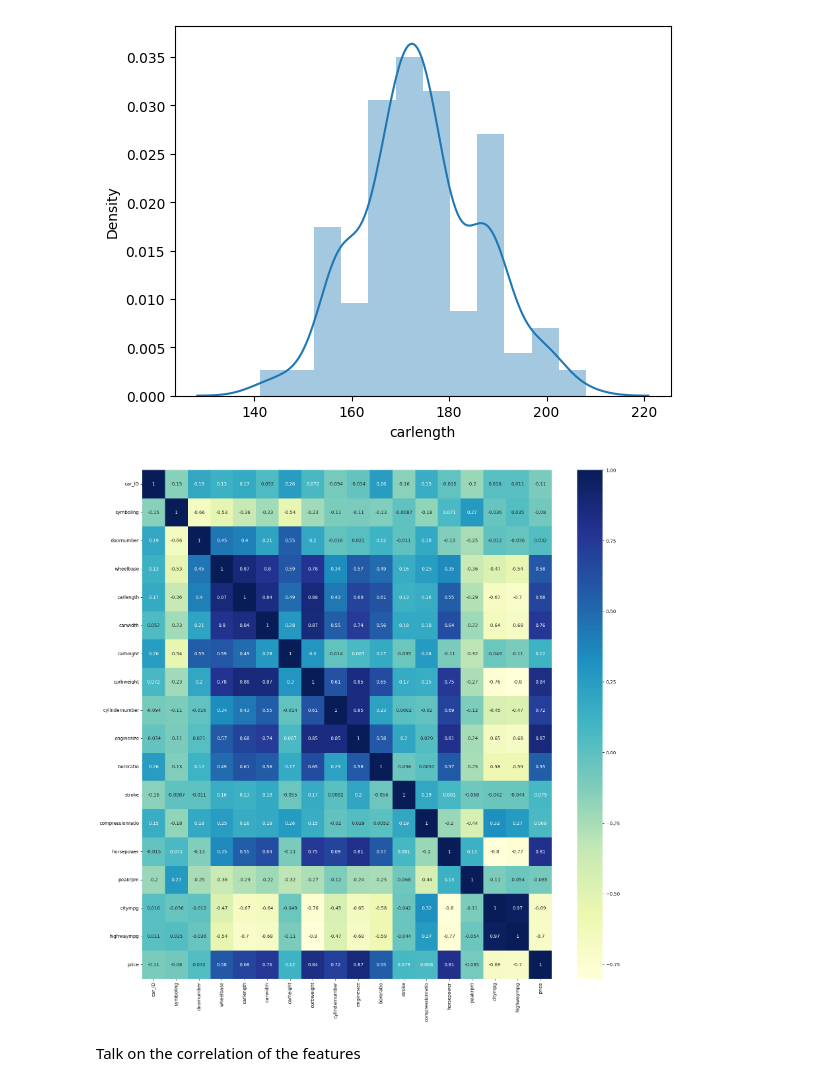
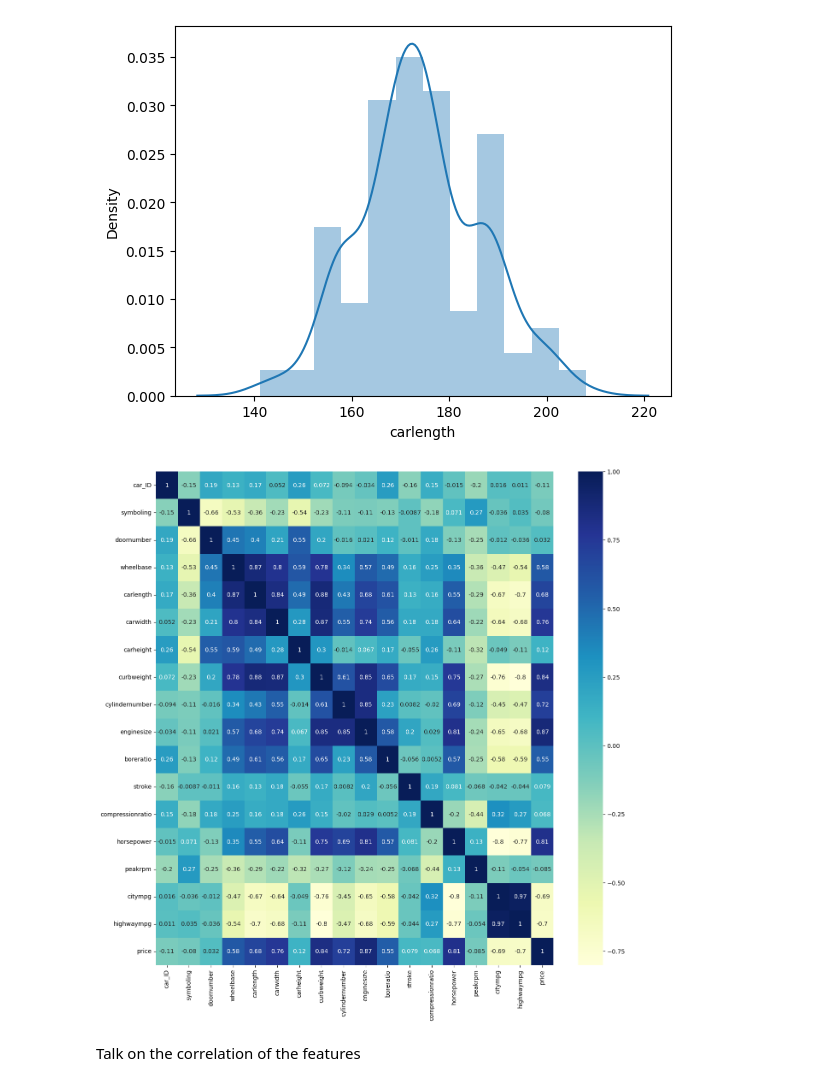
Before and after one commit to RashmitVartak/DAV, a Jupyter notebook: DAV_Exp3_63.ipynb, the cells around one changed output. Saved outputs shown, nothing was run; the diff lists cells and outputs as text; code cells hidden in the pictures.

Commit message:
Improved Code and Visualization

```diff
--- a/DAV_Exp3_63.ipynb
+++ b/DAV_Exp3_63.ipynb
@@ -418,11 +454,11 @@ https://gist.github.com/mwaskom/de44147ed2974457ad6372750bbe5751
   sns.distplot(df['carlength'])
 [figure]
 # %%
-plt.figure(figsize = (20,20))
+plt.figure(figsize = (15,15))
 sns.heatmap(df.corr(), annot = True ,cmap = 'YlGnBu')
 plt.show()
 # %% [output]
-[figure, old version]
+[figure, new version]
 # %% [markdown]
 Talk on the correlation of the features
 # %%
```
Also changed, not shown: parts of 15 cells of this notebook.
